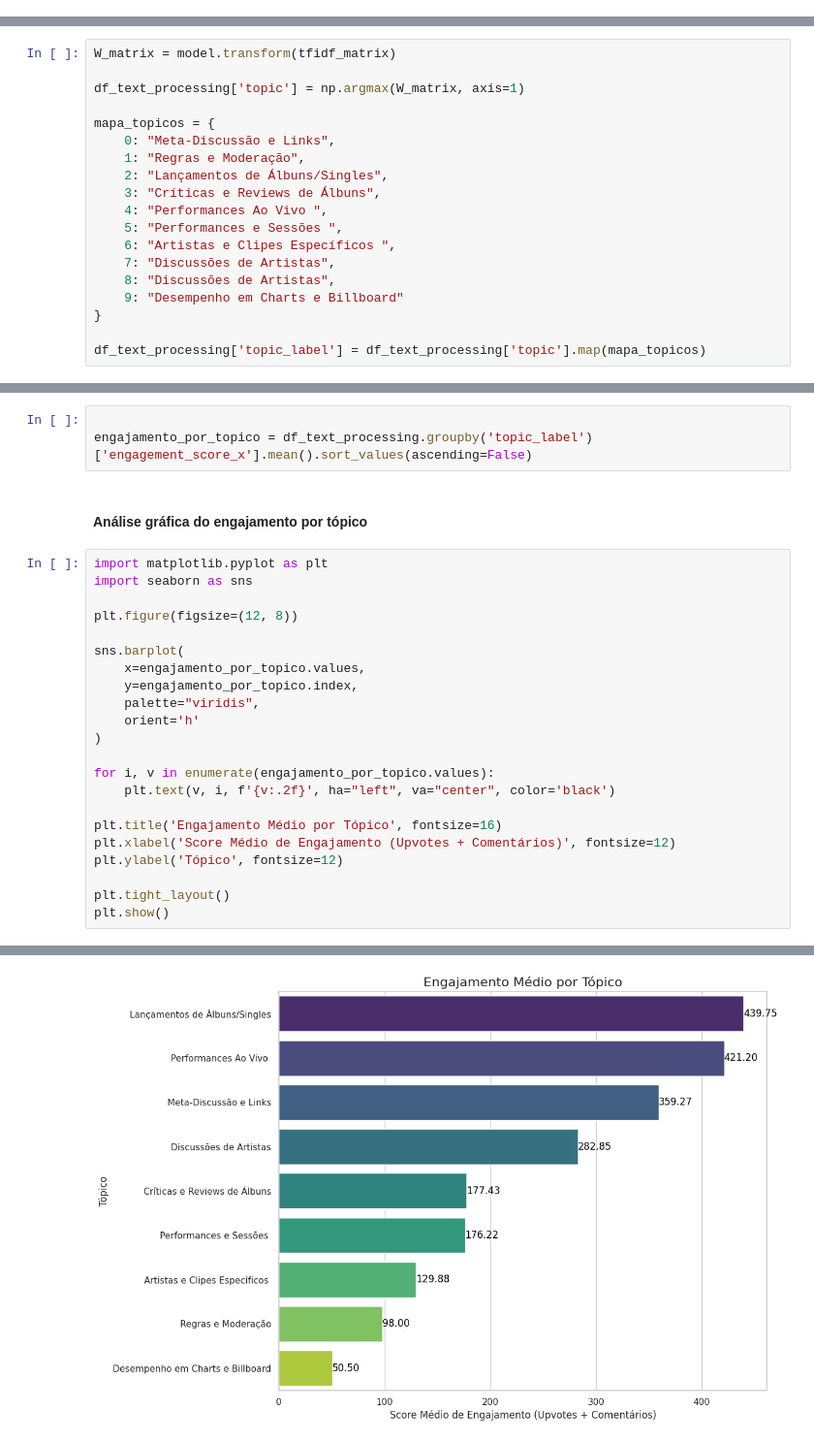
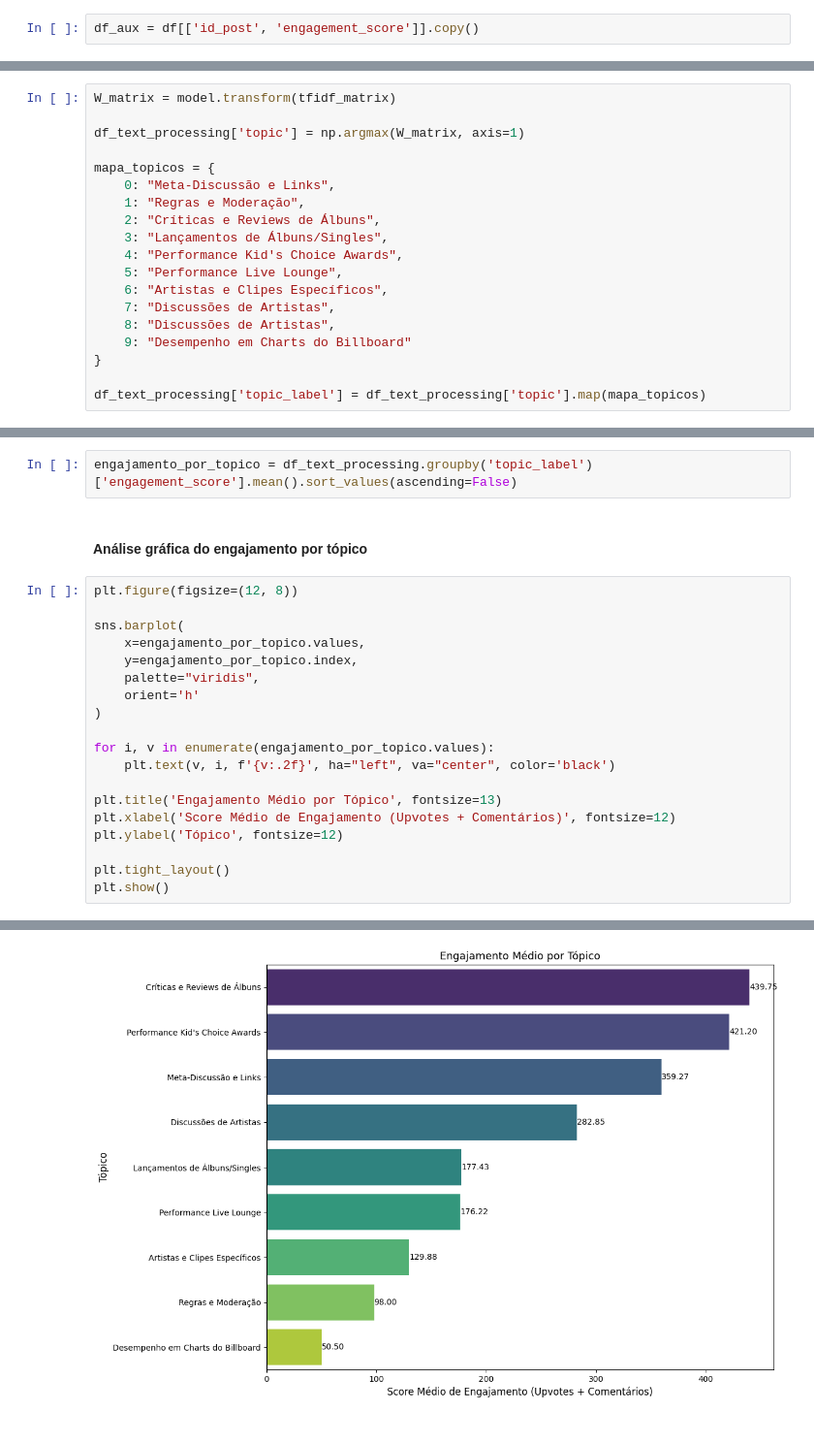
Before and after one commit to Isabelle-Matos/Mineracao_Redes, a Jupyter notebook: trabalho3/reddit.ipynb, the cells around one changed output, grey strips where cells are left out. Shown at 97% size. Drawn from its saved outputs; the diff is of its cells as text.

```diff
--- a/trabalho3/reddit.ipynb
+++ b/trabalho3/reddit.ipynb
@@ -246,6 +232,8 @@ df
 | 100 | 1lgcz4q | mura masa &amp; george riley - fo... | VarjakVoid | popheads | 28 | 0.98 | 0 | 28 | 5 | False | ... |
 | 101 | 1lg95nm | teatime &amp; trending topics - j... | AutoModerator | popheads | 47 | 0.94 | 0 | 47 | 32 | True | ... |
 102 rows × 17 columns
+# %%
+df_aux = df[['id_post', 'engagement_score']].copy()
 # %%
 df_text_processing = pd.merge(df_aux, df_text_processing, on='id_post', how='inner')
 # %%
@@ -368,14 +334,14 @@ df_text_processing['topic'] = np.argmax(W_matrix, axis=1)
 mapa_topicos = {
     0: "Meta-Discussão e Links",
     1: "Regras e Moderação",
-    2: "Lançamentos de Álbuns/Singles",
-    3: "Críticas e Reviews de Álbuns",
-    4: "Performances Ao Vivo ",
-    5: "Performances e Sessões ",
-    6: "Artistas e Clipes Específicos ",
+    2: "Críticas e Reviews de Álbuns",
+    3: "Lançamentos de Álbuns/Singles",
+    4: "Performance Kid's Choice Awards",
+    5: "Performance Live Lounge",
+    6: "Artistas e Clipes Específicos",
     7: "Discussões de Artistas",
     8: "Discussões de Artistas",
-    9: "Desempenho em Charts e Billboard"
+    9: "Desempenho em Charts do Billboard"
 }
 
 df_text_processing['topic_label'] = df_text_processing['topic'].map(mapa_topicos)
@@ -398,34 +364,30 @@ df_text_processing
 # %% [markdown]
 #### Agrupando pelo label do tópico e calculando a média de engajamento do post
 # %%
-
-engajamento_por_topico = df_text_processing.groupby('topic_label')['engagement_score_x'].mean().sort_values(ascending=False)
+engajamento_por_topico = df_text_processing.groupby('topic_label')['engagement_score'].mean().sort_values(ascending=False)
 # %% [markdown]
 #### Análise gráfica do engajamento por tópico
 # %%
-import matplotlib.pyplot as plt
-import seaborn as sns
-
 plt.figure(figsize=(12, 8))
 
 sns.barplot(
     x=engajamento_por_topico.values,
     y=engajamento_por_topico.index,
     palette="viridis",
     orient='h'
 )
 
 for i, v in enumerate(engajamento_por_topico.values):
     plt.text(v, i, f'{v:.2f}', ha="left", va="center", color='black')
 
-plt.title('Engajamento Médio por Tópico', fontsize=16)
+plt.title('Engajamento Médio por Tópico', fontsize=13)
 plt.xlabel('Score Médio de Engajamento (Upvotes + Comentários)', fontsize=12)
 plt.ylabel('Tópico', fontsize=12)
 
 plt.tight_layout()
 plt.show()
 # %% [output]
 Passing `palette` without assigning `hue` is deprecated and will be removed in v0.14.0. Assign the `y` variable to `hue` and set `legend=False` for the same effect.
 
   sns.barplot(
-[figure, old version]
+[figure, new version]
```
Also changed, not shown: parts of 8 cells of this notebook, 1 other file.
